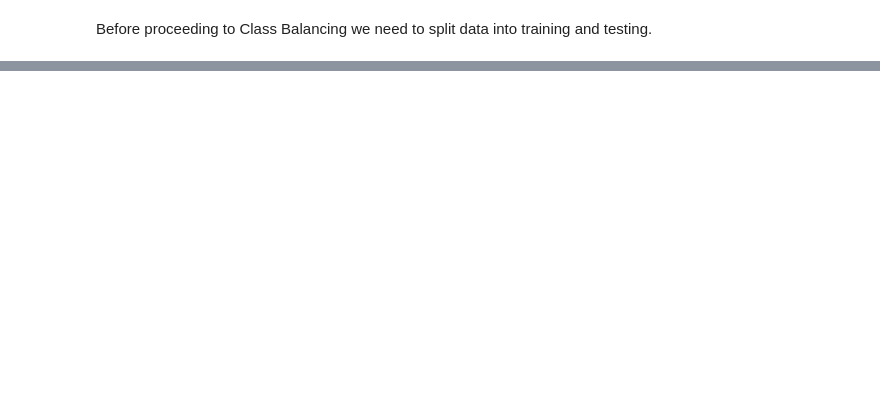
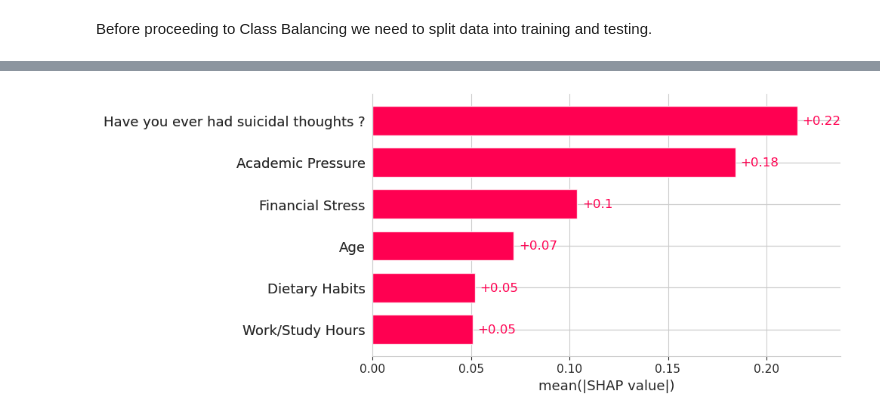
Before and after one commit to its-mario/Sigmoid-Mentoring, a Jupyter notebook: exam_model_training.ipynb, the cells around one changed output, grey strips where cells are left out. Cells and saved outputs as stored; diff of their text form; code cells hidden in the pictures; blank space fills up the shorter version.

```diff
--- a/exam_model_training.ipynb
+++ b/exam_model_training.ipynb
@@ -97,3 +98,5 @@ Before proceeding to Class Balancing we need to split data into training and tes
 from sklearn.model_selection import train_test_split
 
 train, test = train_test_split(df_training, test_size=0.3, random_state=40)
+train = train.reset_index(drop=True)
+test = test.reset_index(drop=True)
@@ -105,0 +166,15 @@ KeyError: '[4661, 14790, 15530, 11499, 15695, 17540, 14553, 6952, 507, 287, 671,
+# %%
+from sklearn.model_selection import GridSearchCV
+
+tuned_parameters = {
+    'n_estimators': range(50, 200, 50),
+    'max_depth': range(1, 20, 1),
+    'max_features': ["auto", "sqrt", "log2"],
+    'criterion': ['gini', "entropy", "log_loss"]
+}
+
+clf = GridSearchCV(RandomForestClassifier(), tuned_parameters, scoring='recall', n_jobs=12)
+clf.fit(X, y)
+
+print(clf.best_params_)
+print(clf.best_score_)
@@ -105,0 +184,16 @@ KeyError: '[4661, 14790, 15530, 11499, 15695, 17540, 14553, 6952, 507, 287, 671,
+# %%
+from sklearn.metrics import ConfusionMatrixDisplay
+from sklearn.pipeline import Pipeline
+from sklearn.preprocessing import StandardScaler
+
+best_params = {'criterion': 'log_loss', 'max_depth': 13, 'max_features': 'log2', 'n_estimators': 50}
+clf = RandomForestClassifier(**best_params)
+
+model = Pipeline([("scaler", StandardScaler()),('clf', clf)])
+
+model.fit(X, y)
+y_pred = model.predict(x_test)
+print(accuracy_score(y_test, y_pred))
+print(recall_score(y_test, y_pred))
+
+ConfusionMatrixDisplay.from_predictions(y_test, y_pred)
@@ -105,0 +212,8 @@ KeyError: '[4661, 14790, 15530, 11499, 15695, 17540, 14553, 6952, 507, 287, 671,
+# %%
+
+explainer = shap.Explainer(model.predict, X, feature_names = list(train.columns)[:-1])
+
+shap_values = explainer(x_test)
+shap.plots.bar(shap_values, max_display=14)
+# %% [output]
+[figure, added]
```
Also changed, not shown: parts of 17 cells of this notebook.
